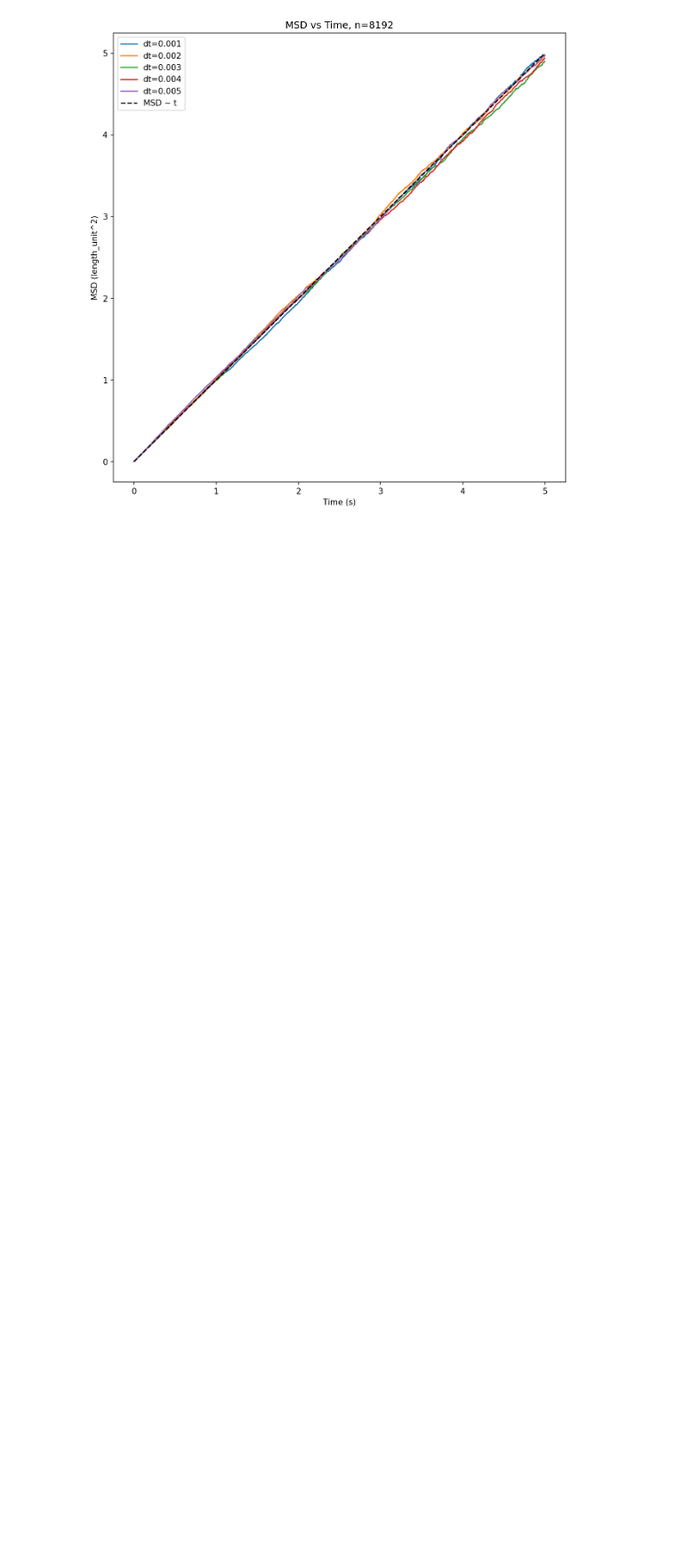
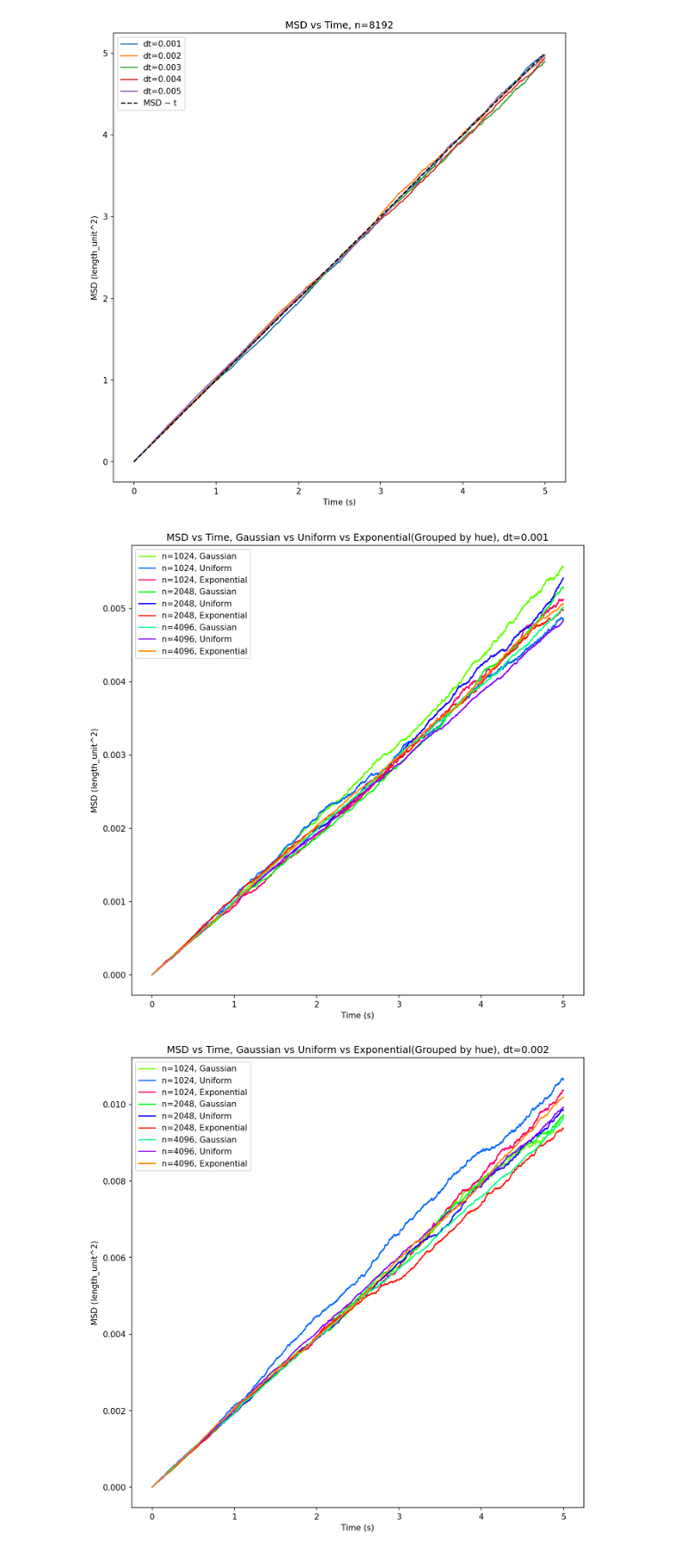
Before and after one commit to Sam-MARTis/Random-Walk-Computation, a Jupyter notebook: Python-Version/main.ipynb, the cells around one changed output. Shown at 89% size. Saved outputs shown, nothing was run; the diff lists cells and outputs as text; code cells hidden in the pictures; blank space fills up the shorter version.

```diff
--- a/Python-Version/main.ipynb
+++ b/Python-Version/main.ipynb
@@ -276,0 +321,5 @@ Average std from exact solution for n=8192: 0.027988918488941243
+# %%
+perform_studies_03(1024, 2, 3, 0.001, 0.005, 5, 5);
+# %% [output]
+[figure, added]
+[figure, added]
```
Also changed, not shown: parts of 2 cells of this notebook.
